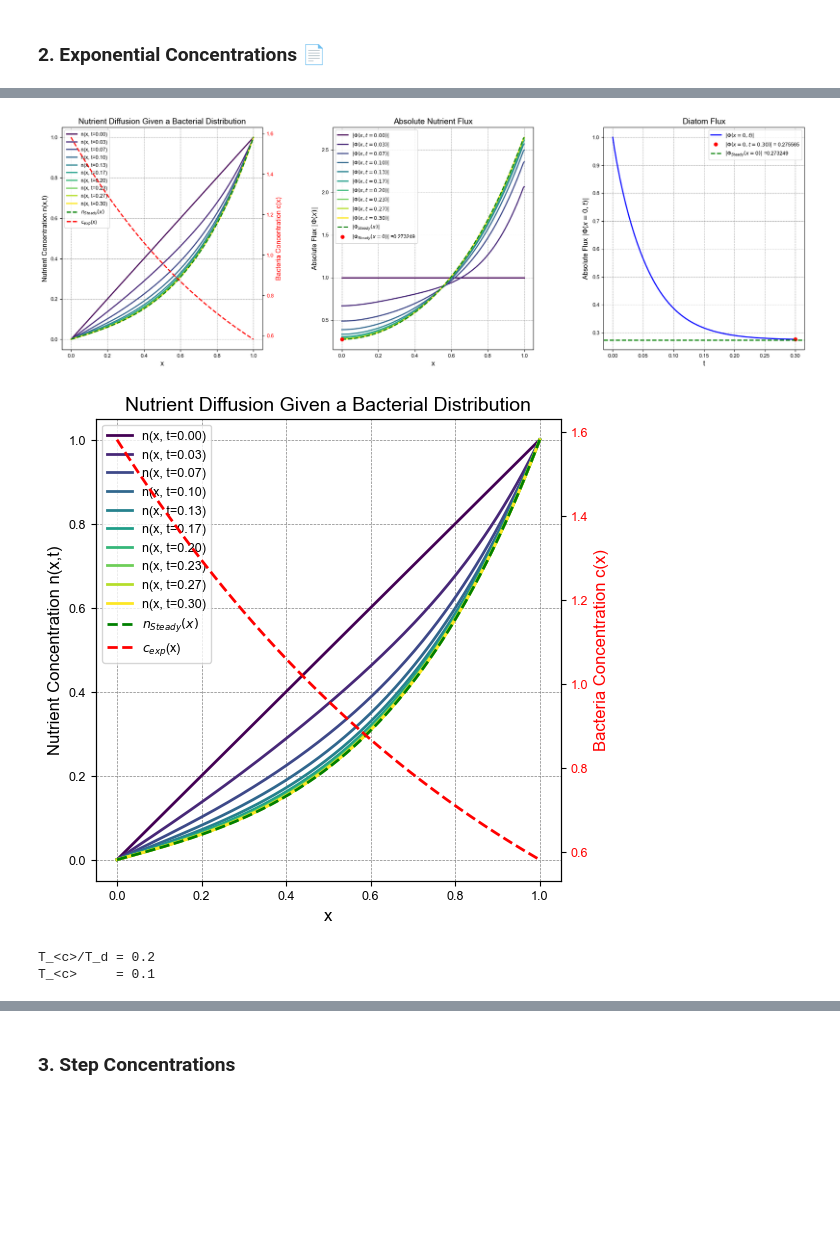
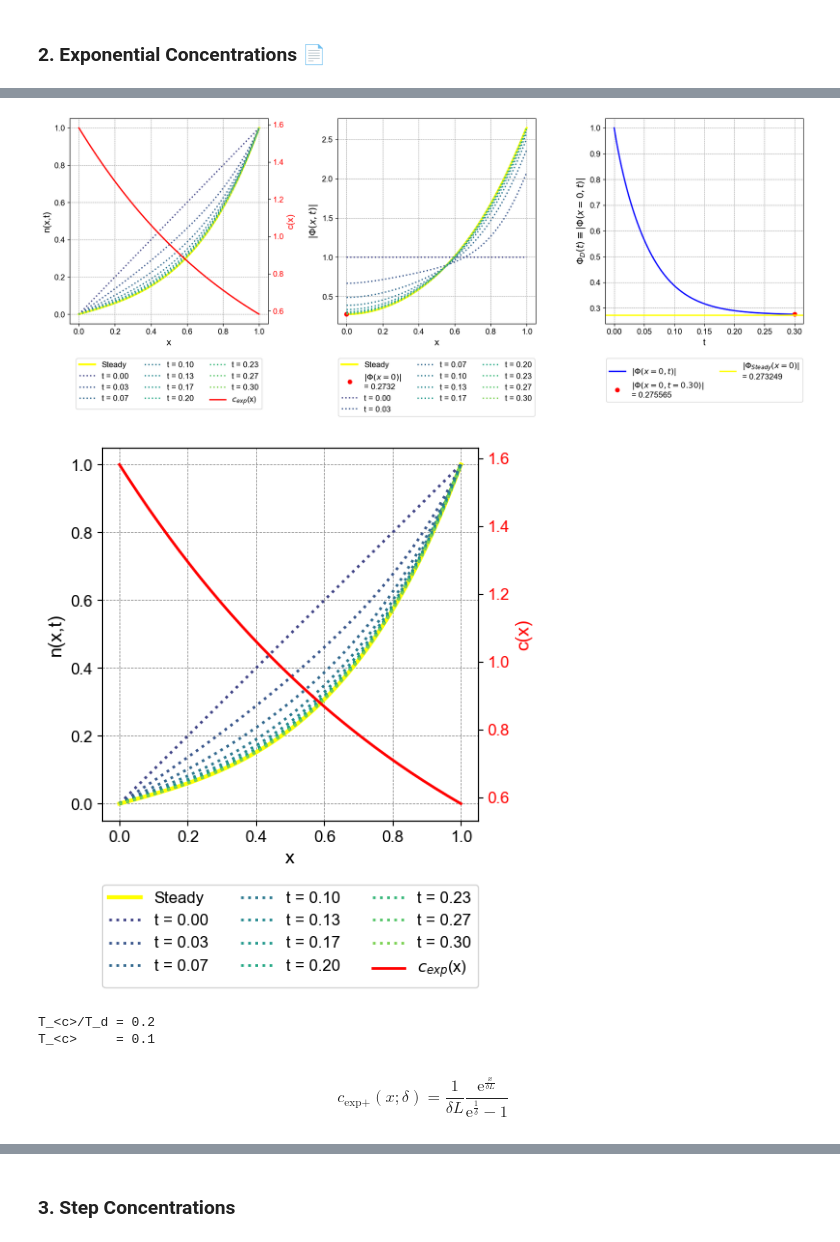
Before and after one commit to GeorchPz/bacterial_chemotaxis_effect_on_chemoattractor_cell, a Jupyter notebook: 1D-2_Bacterial_profiles.ipynb, the cells around one changed output, grey strips where cells are left out. Drawn from its saved outputs; the diff is of its cells as text; code cells hidden in the pictures; blank space fills up the shorter version.

```diff
--- a/1D-2_Bacterial_profiles.ipynb
+++ b/1D-2_Bacterial_profiles.ipynb
@@ -56,23 +74,31 @@ n(x) = 0.0848103993679265⋅sinh(3.16227766016838⋅x)
 # %%
 # Nutrient eater concentration function
 def c_exp_decr(x):
-    return np.exp(1 - x / L) / (L * (np.e - 1))
+    delta = 1
+    return np.exp((1 - x /L)/delta) / (delta * L * (np.exp(1/delta) - 1))
 
 S1D = Solver1D(syst_params, c_exp_decr, n0_linear)
 S1D.pde.solve(); S1D.ode.solve()
 
-S1D.plot.triple_plot()
+S1D.plot.triple_plot(legend_loc='outside')
 S1D.plot.save(figures_path, "c_exp_decr(x)_3plot")
-S1D.plot.concentrations()
+S1D.plot.concentrations(legend_loc='outside')
+
 S1D.plot.save(figures_path, "c_exp_decr(x)")
 # %% [output]
-[figure, old version]
+[figure, new version]
-[figure, old version]
+[figure, new version]
 # %%
 print(f'T_<c>/T_d = {S1D.T_ratio}\nT_<c>\t  = {S1D.Tc}')
 # %% [output]
 T_<c>/T_d = 0.2
 T_<c>     = 0.1
+# %% [markdown]
+$$
+c_{\text{exp+}}(x; \delta) =
+    \frac{1}{\delta L}
+    \frac{\mathrm{e}^{\frac{x}{\delta L}}}{\mathrm{e}^{\frac{1}{\delta}} - 1}
+$$
 # %%
 # Nutrient eater concentration function
 def c_exp_incr(x):
```
Also changed, not shown: parts of 11 cells of this notebook, 19 other files.
